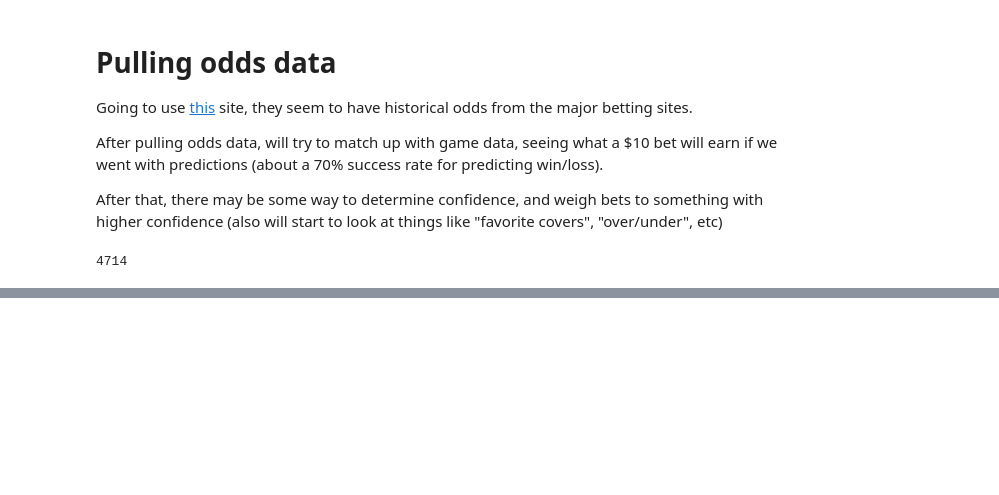
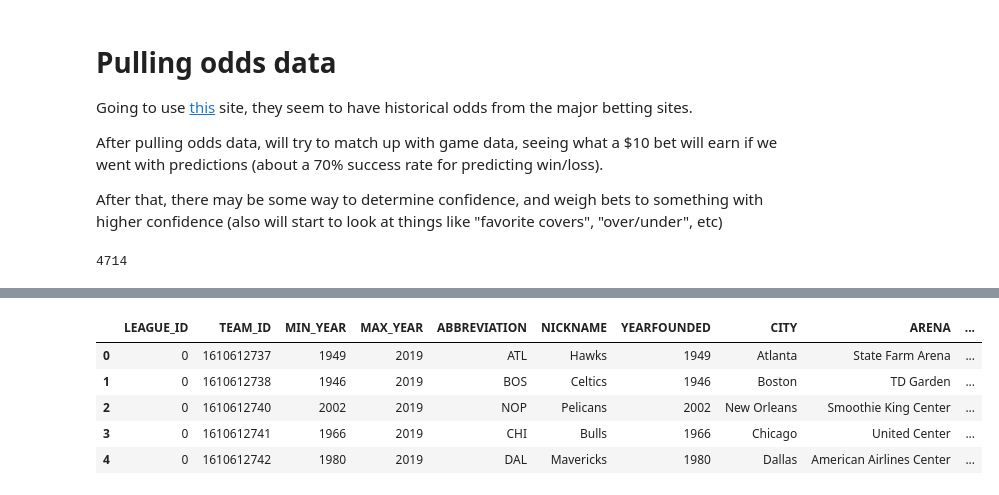
Before and after one commit to dgliwa/nba-pickem, a Jupyter notebook: notebooks/predict_wins.ipynb, the cells around one changed output, grey strips where cells are left out. Drawn from its saved outputs; the diff is of its cells as text; code cells hidden in the pictures; blank space fills up the shorter version.

```diff
--- a/notebooks/predict_wins.ipynb
+++ b/notebooks/predict_wins.ipynb
@@ -844,0 +810,10 @@ from odds_collection.odds_collection.spiders.sports_book_moneyline import Sports
+# %%
+teams = pd.read_csv('data/teams.csv')
+teams.head()
+# %% [output]
+|  | LEAGUE_ID | TEAM_ID | MIN_YEAR | MAX_YEAR | ABBREVIATION | NICKNAME | YEARFOUNDED | CITY | ARENA | ... |
+| 0 | 0 | 1610612737 | 1949 | 2019 | ATL | Hawks | 1949 | Atlanta | State Farm Arena | ... |
+| 1 | 0 | 1610612738 | 1946 | 2019 | BOS | Celtics | 1946 | Boston | TD Garden | ... |
+| 2 | 0 | 1610612740 | 2002 | 2019 | NOP | Pelicans | 2002 | New Orleans | Smoothie King Center | ... |
+| 3 | 0 | 1610612741 | 1966 | 2019 | CHI | Bulls | 1966 | Chicago | United Center | ... |
+| 4 | 0 | 1610612742 | 1980 | 2019 | DAL | Mavericks | 1980 | Dallas | American Airlines Center | ... |
```
Also changed, not shown: parts of 22 cells of this notebook, 1 other file.
